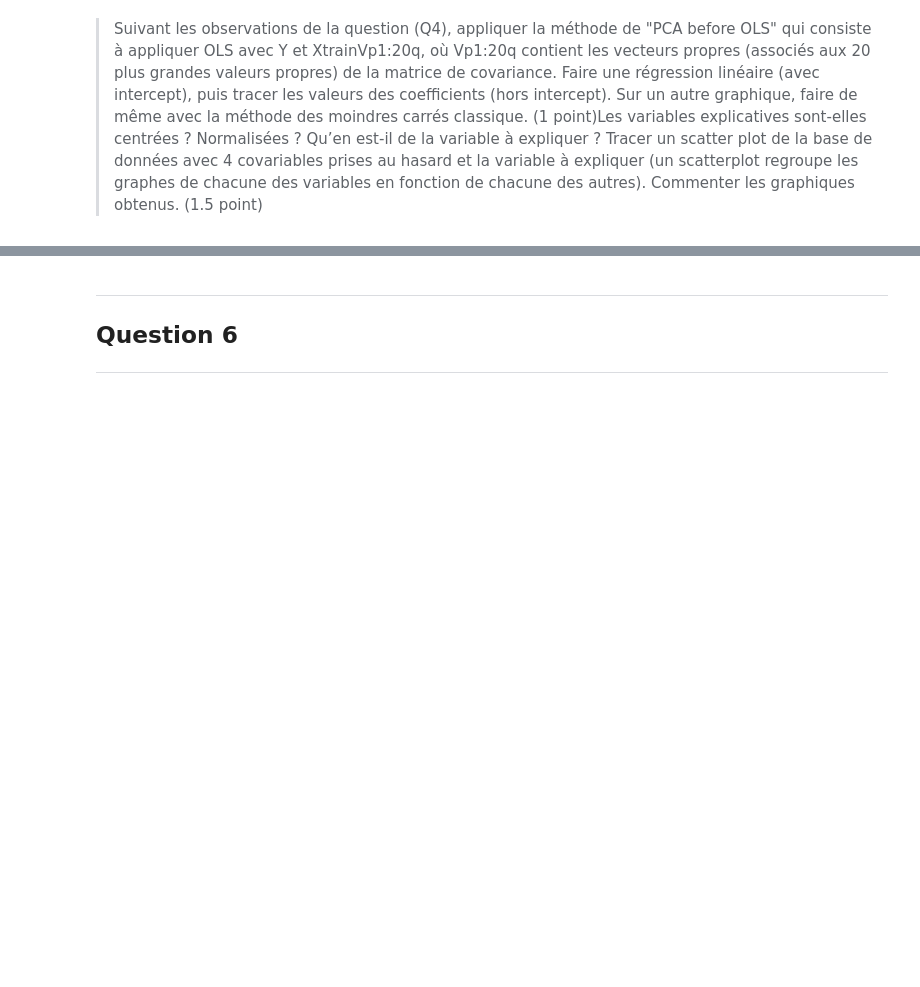
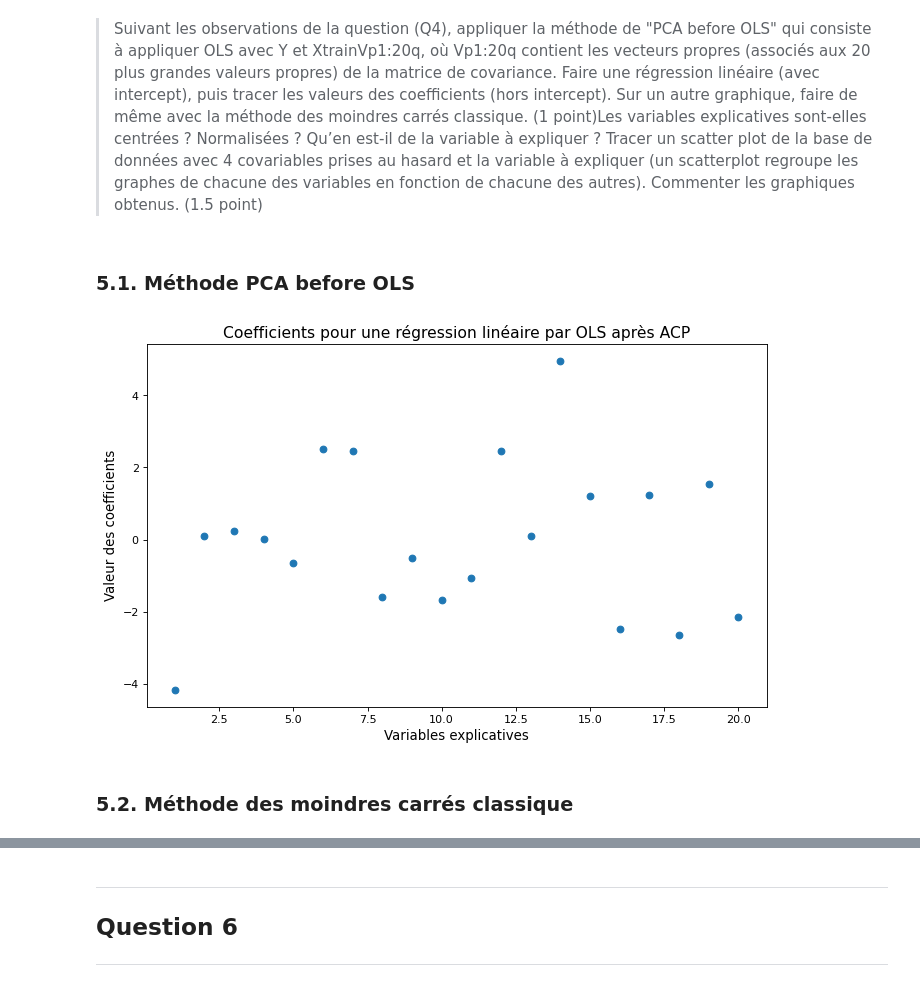
Before and after one commit to VictorLEDEZ/tp_2_victor_ledez, a Jupyter notebook: ledez.ipynb, the cells around one changed output, grey strips where cells are left out. Saved outputs shown, nothing was run; the diff lists cells and outputs as text; code cells hidden in the pictures; blank space fills up the shorter version.

```diff
--- a/ledez.ipynb
+++ b/ledez.ipynb
@@ -92,3 +190,29 @@ Name: 1.510000000000000000e+02, Length: 214, dtype: int64
 <hr>
 # %% [markdown]
 > Suivant les observations de la question (Q4), appliquer la méthode de "PCA before OLS" qui consiste à appliquer OLS avec Y et XtrainVp1:20q, où Vp1:20q contient les vecteurs propres (associés aux 20 plus grandes valeurs propres) de la matrice de covariance. Faire une régression linéaire (avec intercept), puis tracer les valeurs des coefficients (hors intercept). Sur un autre graphique, faire de même avec la méthode des moindres carrés classique. (1 point)Les variables explicatives sont-elles centrées ? Normalisées ? Qu’en est-il de la variable à expliquer ? Tracer un scatter plot de la base de données avec 4 covariables prises au hasard et la variable à expliquer (un scatterplot regroupe les graphes de chacune des variables en fonction de chacune des autres). Commenter les graphiques obtenus. (1.5 point)
+# %% [markdown]
+### 5.1. Méthode PCA before OLS
+# %%
+# Initialisation et entraînement du modèle en gardant le 20 premieres variables qui covarient le plus
+pca_trained = PCA(n_components=20).fit(X_train)
+V_1_20 = pca_trained.components_
+
+# Application au modèle OLS
+X_pca = X_train @ V_1_20.T
+pca_ols = LinearRegression(fit_intercept=True).fit(X_pca, Y_train)
+
+coef_pca_ols = pca_ols.coef_.squeeze()
+# %%
+plt.figure(figsize=FIG_SIZE, dpi=80)
+
+X_abscissa = np.linspace(1, 20, 20)
+plt.scatter(X_abscissa, coef_pca_ols)
+
+plt.title("Coefficients pour une régression linéaire par OLS après ACP", fontsize=14)
+plt.xlabel('Variables explicatives', fontsize=12)
+plt.ylabel("Valeur des coefficients", fontsize=12)
+plt.show()
+# %% [output]
+[figure, added]
+# %% [markdown]
+### 5.2. Méthode des moindres carrés classique
```
Also changed, not shown: parts of 20 cells of this notebook.
